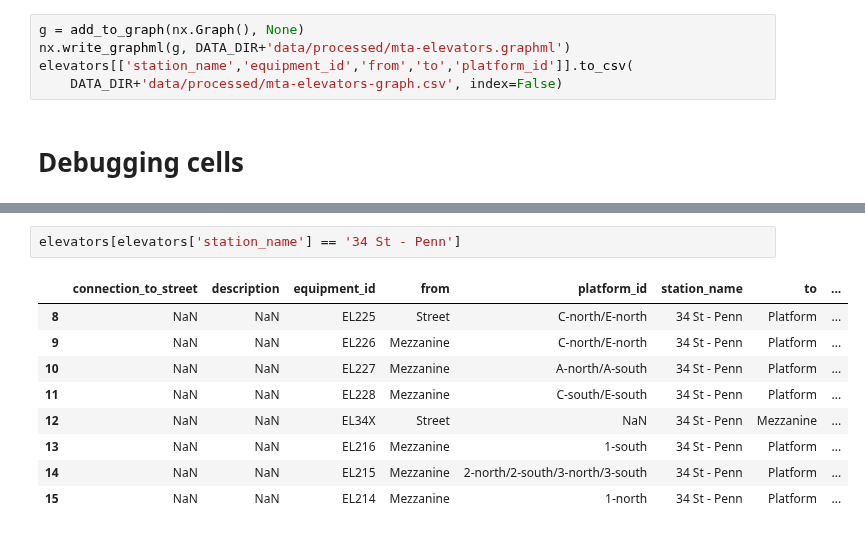
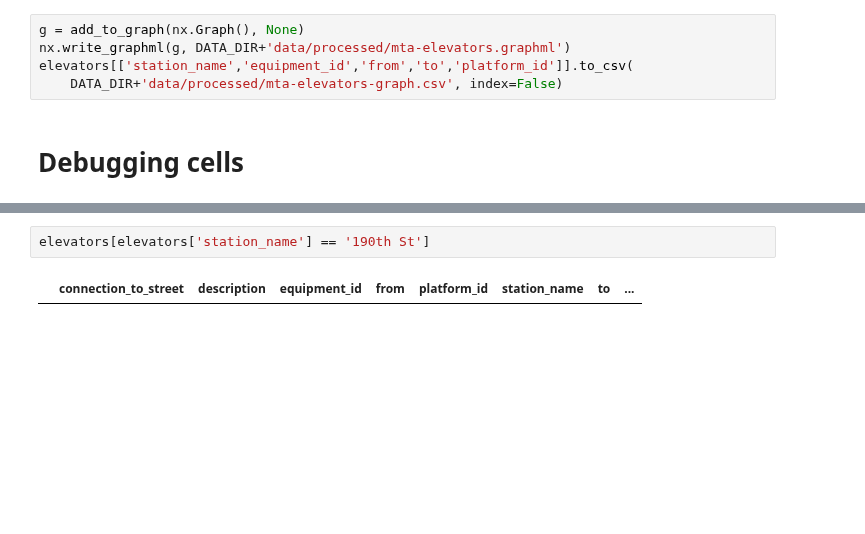
Before and after one commit to tsdataclinic/mta, a Jupyter notebook: notebooks/network/station-graph-maker.ipynb, the cells around one changed output, grey strips where cells are left out. Drawn from its saved outputs; the diff is of its cells as text; blank space fills up the shorter version.

```diff
--- a/notebooks/network/station-graph-maker.ipynb
+++ b/notebooks/network/station-graph-maker.ipynb
@@ -230,12 +235,4 @@ list(raw_elevators[raw_elevators['station_name'] == 'WTC Cortlandt St'].descript
 # %%
-elevators[elevators['station_name'] == '34 St - Penn']
+elevators[elevators['station_name'] == '190th St']
 # %% [output]
 |  | connection_to_street | description | equipment_id | from | platform_id | station_name | to | ... |
-| 8 | NaN | NaN | EL225 | Street | C-north/E-north | 34 St - Penn | Platform | ... |
-| 9 | NaN | NaN | EL226 | Mezzanine | C-north/E-north | 34 St - Penn | Platform | ... |
-| 10 | NaN | NaN | EL227 | Mezzanine | A-north/A-south | 34 St - Penn | Platform | ... |
-| 11 | NaN | NaN | EL228 | Mezzanine | C-south/E-south | 34 St - Penn | Platform | ... |
-| 12 | NaN | NaN | EL34X | Street | NaN | 34 St - Penn | Mezzanine | ... |
-| 13 | NaN | NaN | EL216 | Mezzanine | 1-south | 34 St - Penn | Platform | ... |
-| 14 | NaN | NaN | EL215 | Mezzanine | 2-north/2-south/3-north/3-south | 34 St - Penn | Platform | ... |
-| 15 | NaN | NaN | EL214 | Mezzanine | 1-north | 34 St - Penn | Platform | ... |
```
Also changed, not shown: parts of 7 cells of this notebook, 3 other files.
